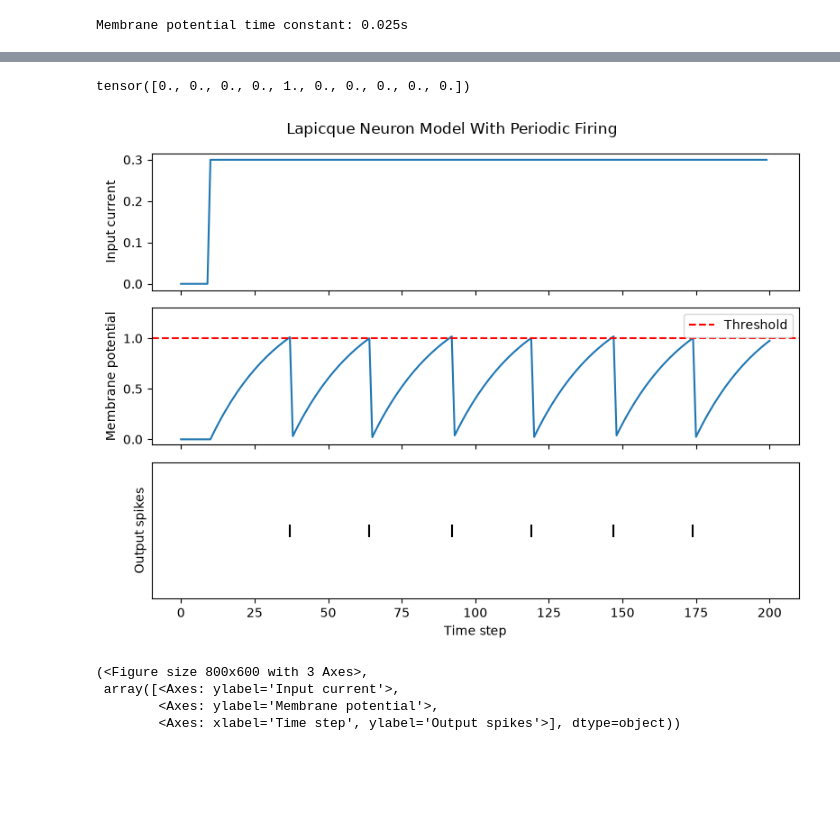
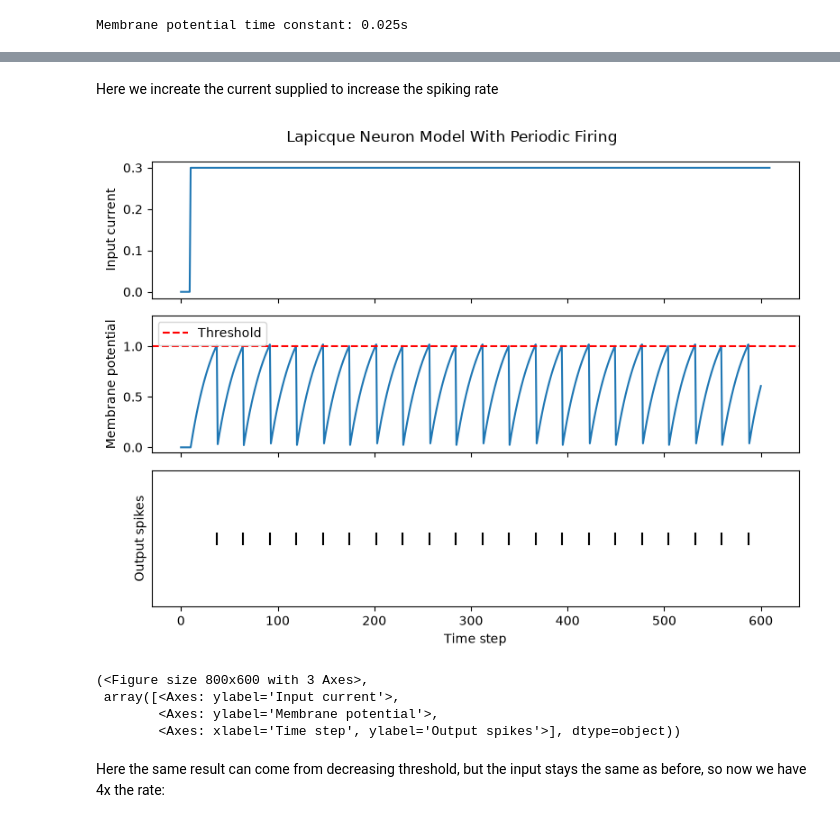
Before and after one commit to petermeeus/SNN_Project-Neural_Networks-RUG-, a Jupyter notebook: src/snn_project/notebooks/tutorial-snntorch.ipynb, the cells around one changed output, grey strips where cells are left out. Saved outputs shown, nothing was run; the diff lists cells and outputs as text; code cells hidden in the pictures; blank space fills up the shorter version.

```diff
--- a/src/snn_project/notebooks/tutorial-snntorch.ipynb
+++ b/src/snn_project/notebooks/tutorial-snntorch.ipynb
@@ -572,5 +535,5 @@ The simulated value of steady-state membrane potential is: 0.4999999403953552 V
 # %%
-cur_in1 = torch.cat((torch.zeros(10, 1), torch.ones(20, 1)*(0.1), torch.zeros(170, 1)), 0)  # input turns on at t=10, off at t=30
+cur_in1 = torch.cat((torch.zeros(10, 1), torch.ones(20, 1)*(0.1), torch.zeros(num_steps, 1)), 0)  # input turns on at t=10, off at t=30
 mem = torch.zeros(1)
 spk_out = torch.zeros(1)
 mem_rec1 = [mem]
@@ -670,13 +639,13 @@ def leaky_integrate_and_fire(mem, cur=0, threshold=1, time_step=1e-3, R=5.1, C=5
   return mem, spk
 # %%
 # Small step current input
-cur_in = torch.cat((torch.zeros(10), torch.ones(190)*0.2), 0)
+cur_in = torch.cat((torch.zeros(10), torch.ones(num_steps+100)*0.2), 0)
 mem = torch.zeros(1)
 mem_rec = []
 spk_rec = []
 
 # neuron simulation
-for step in range(num_steps):
+for step in range(num_steps+100):
   mem, spk = leaky_integrate_and_fire(mem, cur_in[step])
   mem_rec.append(mem)
   spk_rec.append(spk)
@@ -702,13 +673,13 @@ def leaky_integrate_and_fire(mem, cur=0, threshold=1, time_step=1e-3, R=5.1, C=5
   return mem, spk
 # %%
 # Small step current input
-cur_in = torch.cat((torch.zeros(10), torch.ones(190)*0.2), 0)
+cur_in = torch.cat((torch.zeros(10), torch.ones(num_steps+500)*0.2), 0)
 mem = torch.zeros(1)
 mem_rec = []
 spk_rec = []
 
 # neuron simulation
-for step in range(num_steps):
+for step in range(num_steps+500):
   mem, spk = leaky_integrate_and_fire(mem, cur_in[step])
   mem_rec.append(mem)
   spk_rec.append(spk)
@@ -734,14 +706,14 @@ print(f"Membrane potential time constant: {lif2.R * lif2.C:.3f}s")
 Membrane potential time constant: 0.025s
 # %%
 # Initialize inputs and outputs
-cur_in = torch.cat((torch.zeros(10, 1), torch.ones(190, 1)*0.2), 0)
+cur_in = torch.cat((torch.zeros(10, 1), torch.ones(num_steps+500, 1)*0.2), 0)
 mem = torch.zeros(1)
 spk_out = torch.zeros(1)
 mem_rec = [mem]
 spk_rec = [spk_out]
 
 # Simulation run across 100 time steps.
-for step in range(num_steps):
+for step in range(num_steps+500):
   spk_out, mem = lif2(cur_in[step], mem)
   mem_rec.append(mem)
   spk_rec.append(spk_out)
@@ -752,4 +724,5 @@ spk_rec = torch.stack(spk_rec)
 
 plot_cur_mem_spk(cur_in, mem_rec, spk_rec, thr_line=1, vline=109, ylim_max2=1.3,
                  title="Lapicque Neuron Model With Step Input")
+print(spk_rec[105:115].view(-1))
 # %% [output]
@@ -761,34 +731,34 @@ plot_cur_mem_spk(cur_in, mem_rec, spk_rec, thr_line=1, vline=109, ylim_max2=1.3,
-# %%
-print(spk_rec[105:115].view(-1))
-# %% [output]
-tensor([0., 0., 0., 0., 1., 0., 0., 0., 0., 0.])
+# %% [markdown]
+Here we increate the current supplied to increase the spiking rate
 # %%
 # Initialize inputs and outputs
-cur_in = torch.cat((torch.zeros(10, 1), torch.ones(190, 1)*0.3), 0)  # increased current
+cur_in = torch.cat((torch.zeros(10, 1), torch.ones(num_steps+500, 1)*0.3), 0)  # increased current
 mem = torch.zeros(1)
 spk_out = torch.zeros(1)
 mem_rec = [mem]
 spk_rec = [spk_out]
 
 # neuron simulation
-for step in range(num_steps):
+for step in range(num_steps+500):
   spk_out, mem = lif2(cur_in[step], mem)
   mem_rec.append(mem)
   spk_rec.append(spk_out)
 
 # convert lists to tensors
 mem_rec = torch.stack(mem_rec)
 spk_rec = torch.stack(spk_rec)
 
 
 plot_cur_mem_spk(cur_in, mem_rec, spk_rec, thr_line=1, ylim_max2=1.3,
                  title="Lapicque Neuron Model With Periodic Firing")
 # %% [output]
-[figure, old version]
+[figure, new version]
 (<Figure size 800x600 with 3 Axes>,
  array([<Axes: ylabel='Input current'>,
         <Axes: ylabel='Membrane potential'>,
         <Axes: xlabel='Time step', ylabel='Output spikes'>], dtype=object))
+# %% [markdown]
+Here the same result can come from decreasing threshold, but the input stays the same as before, so now we have 4x the rate:
 # %%
 # neuron with halved threshold
 lif3 = snn.Lapicque(R=5.1, C=5e-3, time_step=1e-3, threshold=0.5)
```
Also changed, not shown: parts of 75 cells of this notebook.
